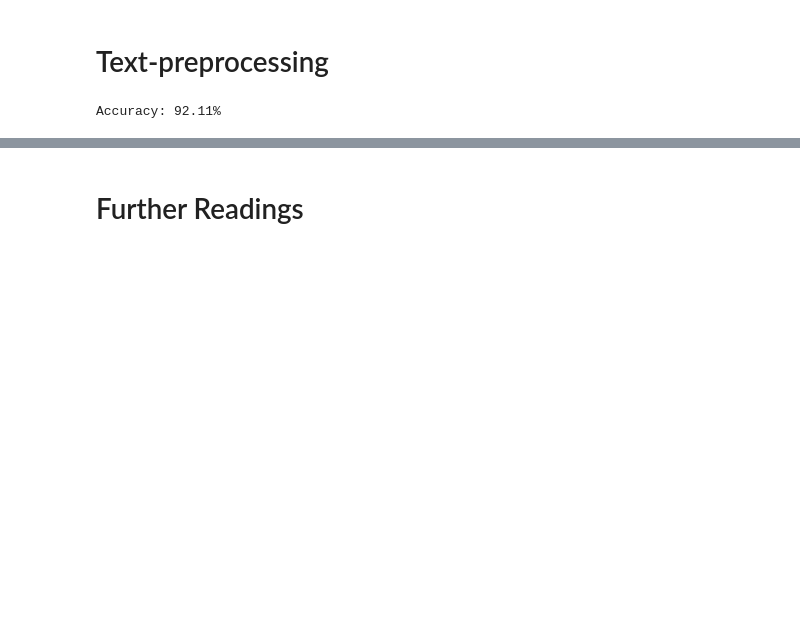
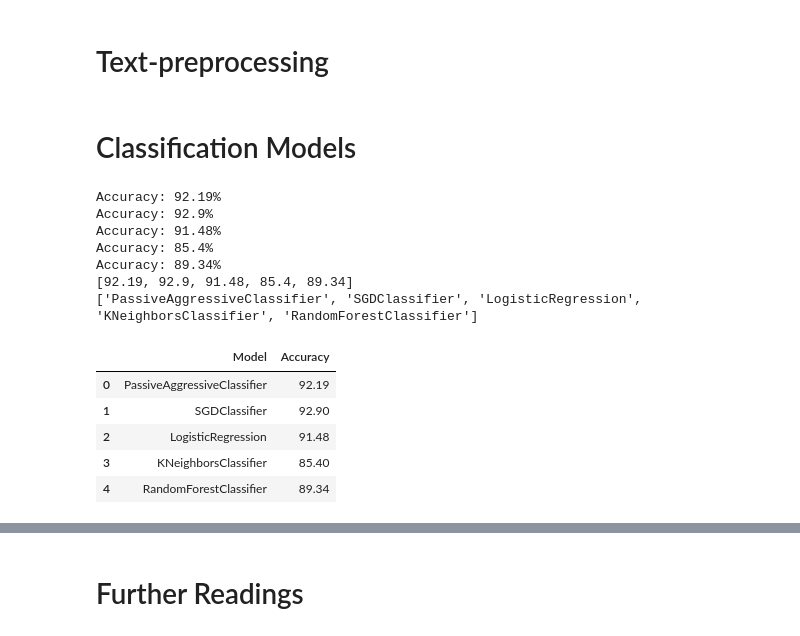
Before and after one commit to emineksknc/Data-Science-Projects, a Jupyter notebook: DetectingFakeNews.ipynb, the cells around one changed output, grey strips where cells are left out. Drawn from its saved outputs; the diff is of its cells as text; code cells hidden in the pictures; blank space fills up the shorter version.

```diff
--- a/DetectingFakeNews.ipynb
+++ b/DetectingFakeNews.ipynb
@@ -90,14 +92,48 @@ tfidf_vectorizer=TfidfVectorizer(stop_words='english', max_df=0.7)
 # Fit and transform train set, transform test set
 tfidf_train=tfidf_vectorizer.fit_transform(x_train)
 tfidf_test=tfidf_vectorizer.transform(x_test)
+# %% [markdown]
+# Classification Models
 # %%
 # Initialize a PassiveAggressiveClassifier
 pac=PassiveAggressiveClassifier(max_iter=50)
-pac.fit(tfidf_train,y_train)
+sgd= SGDClassifier(max_iter=1000, tol=1e-3)
+lregression = LogisticRegression(random_state=0)
+kneighbors = KNeighborsClassifier()
+randomForest = RandomForestClassifier()
 
-# Predict on the test set and calculate accuracy
-y_pred=pac.predict(tfidf_test)
-score=accuracy_score(y_test,y_pred)
-print(f'Accuracy: {round(score*100,2)}%')
+models = [pac, sgd, lregression, kneighbors, randomForest]
+ModelAccuracy = []
+modelNames = []
+for model in models:
+    # Predict on the test set and calculate accuracy
+    model.fit(tfidf_train,y_train)
+    y_pred=model.predict(tfidf_test)
+    score=accuracy_score(y_test,y_pred)
+    accuracy = round(score*100,2)
+    ModelAccuracy.append(accuracy)
+    modelNames.append(type(model).__name__)
+    print(f'Accuracy: {round(score*100,2)}%')
+
+print(ModelAccuracy)
+print(modelNames)
+# Create a pandas dataframe
+df = pd.DataFrame({'Model': modelNames,
+                   'Accuracy': ModelAccuracy})
+
+# Display Dataframe
+df
 # %% [output]
-Accuracy: 92.11%
+Accuracy: 92.19%
+Accuracy: 92.9%
+Accuracy: 91.48%
+Accuracy: 85.4%
+Accuracy: 89.34%
+[92.19, 92.9, 91.48, 85.4, 89.34]
+['PassiveAggressiveClassifier', 'SGDClassifier', 'LogisticRegression', 'KNeighborsClassifier', 'RandomForestClassifier']
+|  | Model | Accuracy |
+| 0 | PassiveAggressiveClassifier | 92.19 |
+| 1 | SGDClassifier | 92.90 |
+| 2 | LogisticRegression | 91.48 |
+| 3 | KNeighborsClassifier | 85.40 |
+| 4 | RandomForestClassifier | 89.34 |
```
Also changed, not shown: parts of 3 cells of this notebook.
